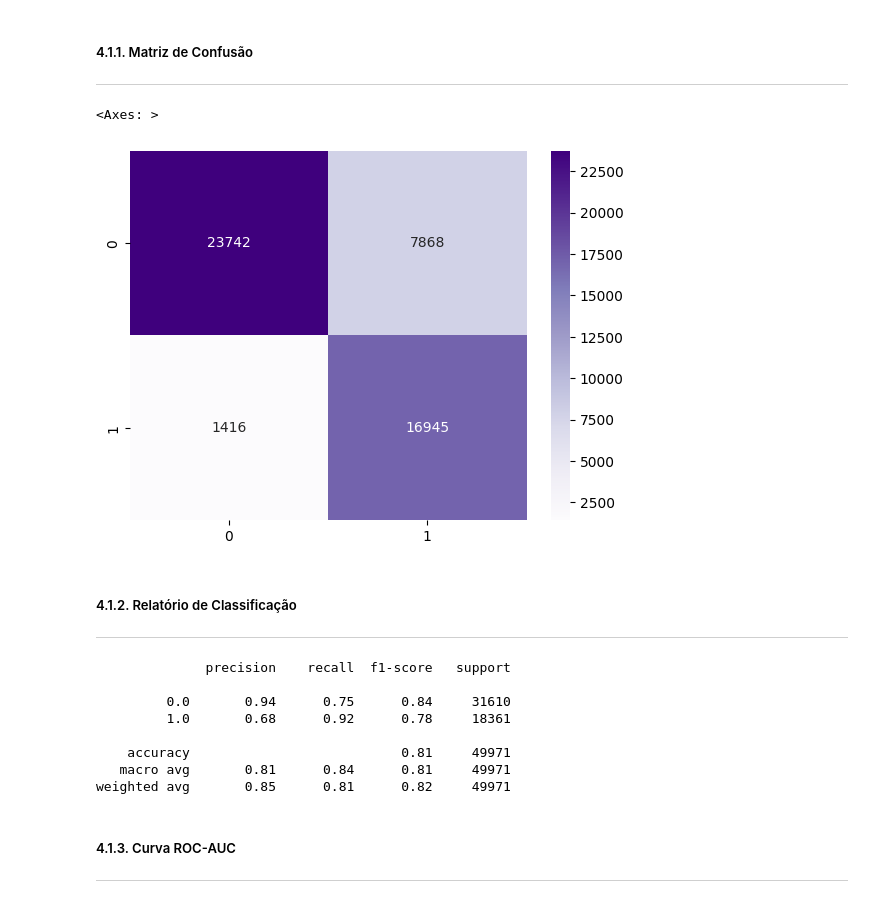
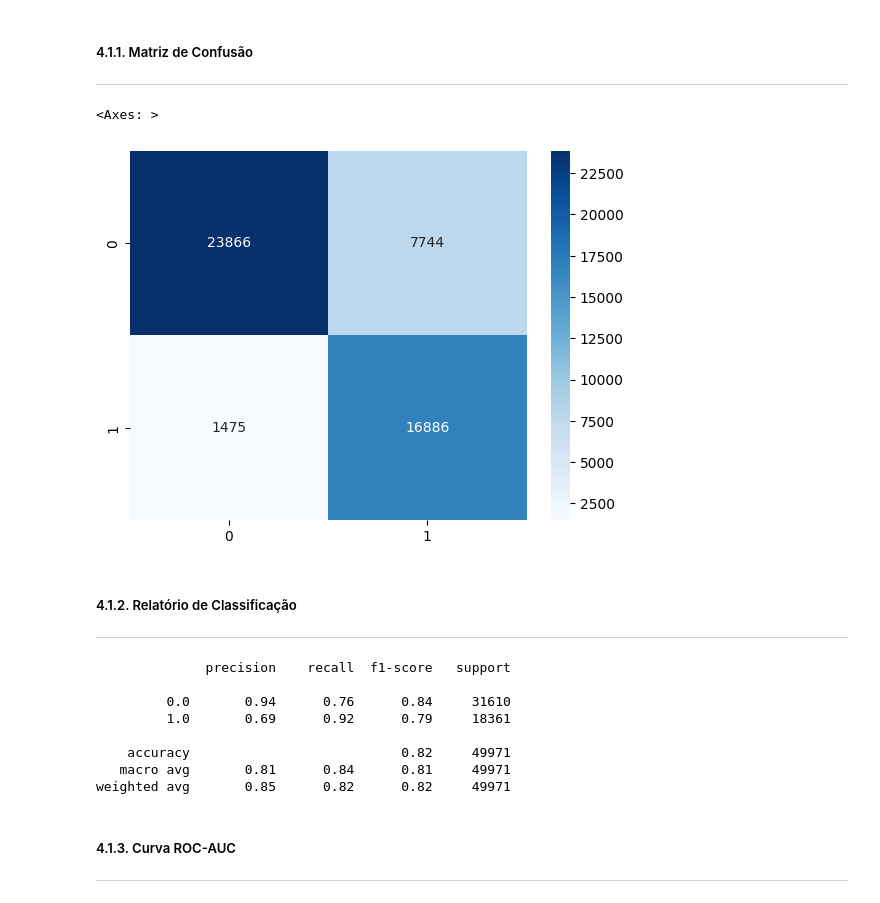
Before and after one commit to rafaeldecastro195/ml-supervisionado-cybersecurity, a Jupyter notebook: src/modelos/mlp/mlp_3c.ipynb, the cells around one changed output. Drawn from its saved outputs; the diff is of its cells as text; code cells hidden in the pictures.

```diff
--- a/src/modelos/mlp/mlp_3c.ipynb
+++ b/src/modelos/mlp/mlp_3c.ipynb
@@ -177,15 +168,15 @@ Agora, o tipo de X_teste é <class 'pandas.DataFrame'>. Possui 47 features e 499
 # %%
-
-mlp = MLPClassifier(
+# Grid Search passando o 'pds' no lugar do 'cv'(Cross-Validation)
+mlp_3c = MLPClassifier(
     hidden_layer_sizes=(128, 64, 32),
     max_iter=2000,
     tol=0.0001,
-    learning_rate_init=0.001,
+    learning_rate_init=0.0005,
     learning_rate='adaptive',
     alpha=0.001,
     n_iter_no_change=15,
     solver="adam",
-    activation='relu',
+    activation= 'tanh',
     random_state=42,
     verbose=True
 )
@@ -245,5 +258,5 @@ RELATÓRIO DE DESEMPENHO DE PROCESSAMENTO:
 # %%
-y_predicao_binaria_1 = pm.imprimir_desempenho(mlp.predict, X_teste)
+y_predicao_binaria_1 = pm.imprimir_desempenho(mlp_3c.predict, X_teste)
 # %% [output]
 RELATÓRIO DE DESEMPENHO DE PROCESSAMENTO:
 
@@ -271,10 +284,10 @@ RELATÓRIO DE DESEMPENHO DE PROCESSAMENTO:
 ---
 # %%
 matriz_confusao_1 = confusion_matrix(y_teste, y_predicao_binaria_1)
-sns.heatmap(matriz_confusao_1, annot=True, fmt='d', cmap='Purples')
+sns.heatmap(matriz_confusao_1, annot=True, fmt='d', cmap='Blues')
 # %% [output]
 <Axes: >
-[figure, old version]
+[figure, new version]
 # %% [markdown]
 ##### 4.1.2. Relatório de Classificação
 ---
@@ -284,12 +297,12 @@ print(relatorio_classificacao_1)
 # %% [output]
               precision    recall  f1-score   support
 
-         0.0       0.94      0.75      0.84     31610
-         1.0       0.68      0.92      0.78     18361
+         0.0       0.94      0.76      0.84     31610
+         1.0       0.69      0.92      0.79     18361
 
-    accuracy                           0.81     49971
+    accuracy                           0.82     49971
    macro avg       0.81      0.84      0.81     49971
-weighted avg       0.85      0.81      0.82     49971
+weighted avg       0.85      0.82      0.82     49971
 # %% [markdown]
 ##### 4.1.3. Curva ROC-AUC
 ---
```
Also changed, not shown: parts of 60 cells of this notebook, 18 other files.
